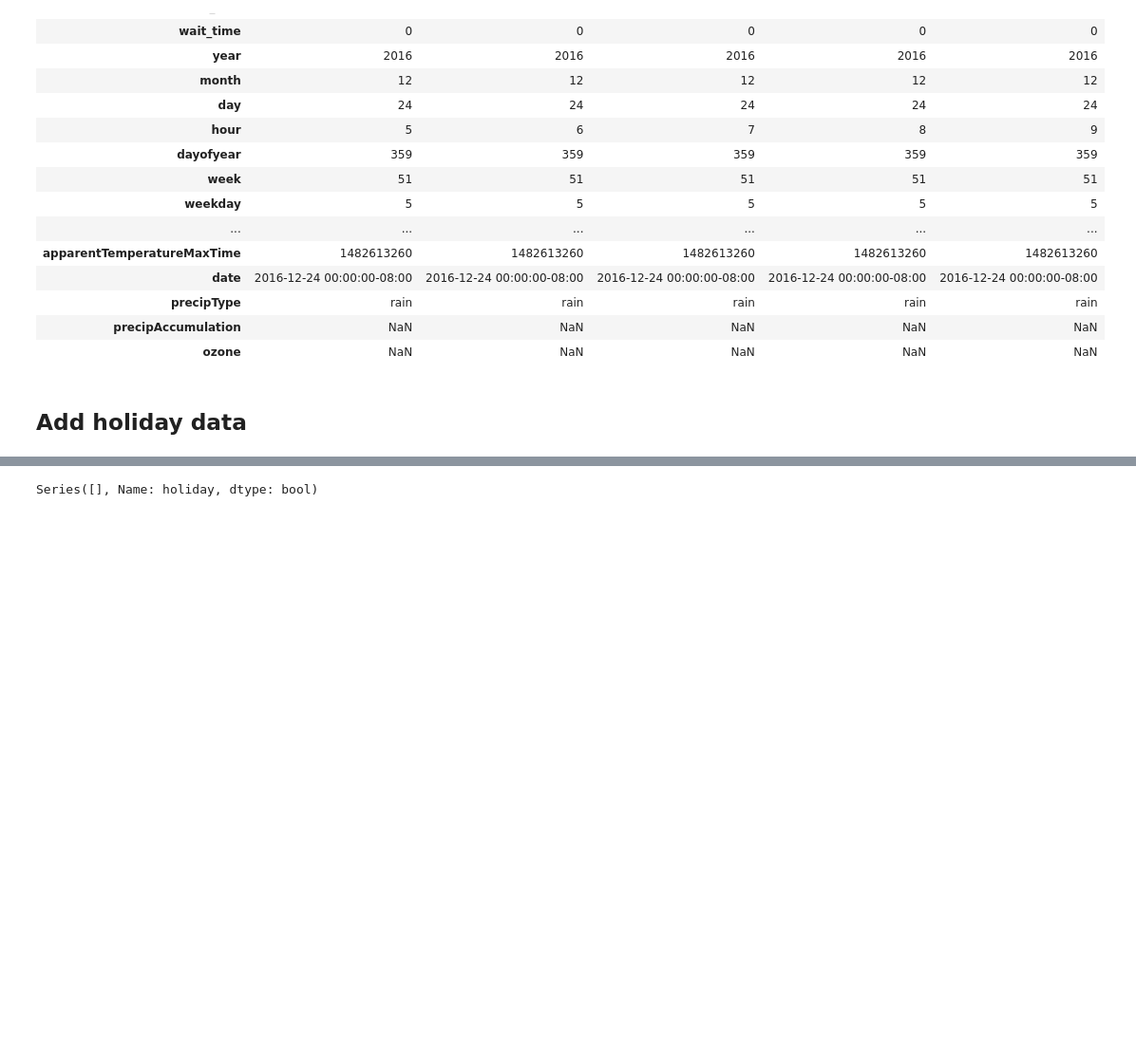
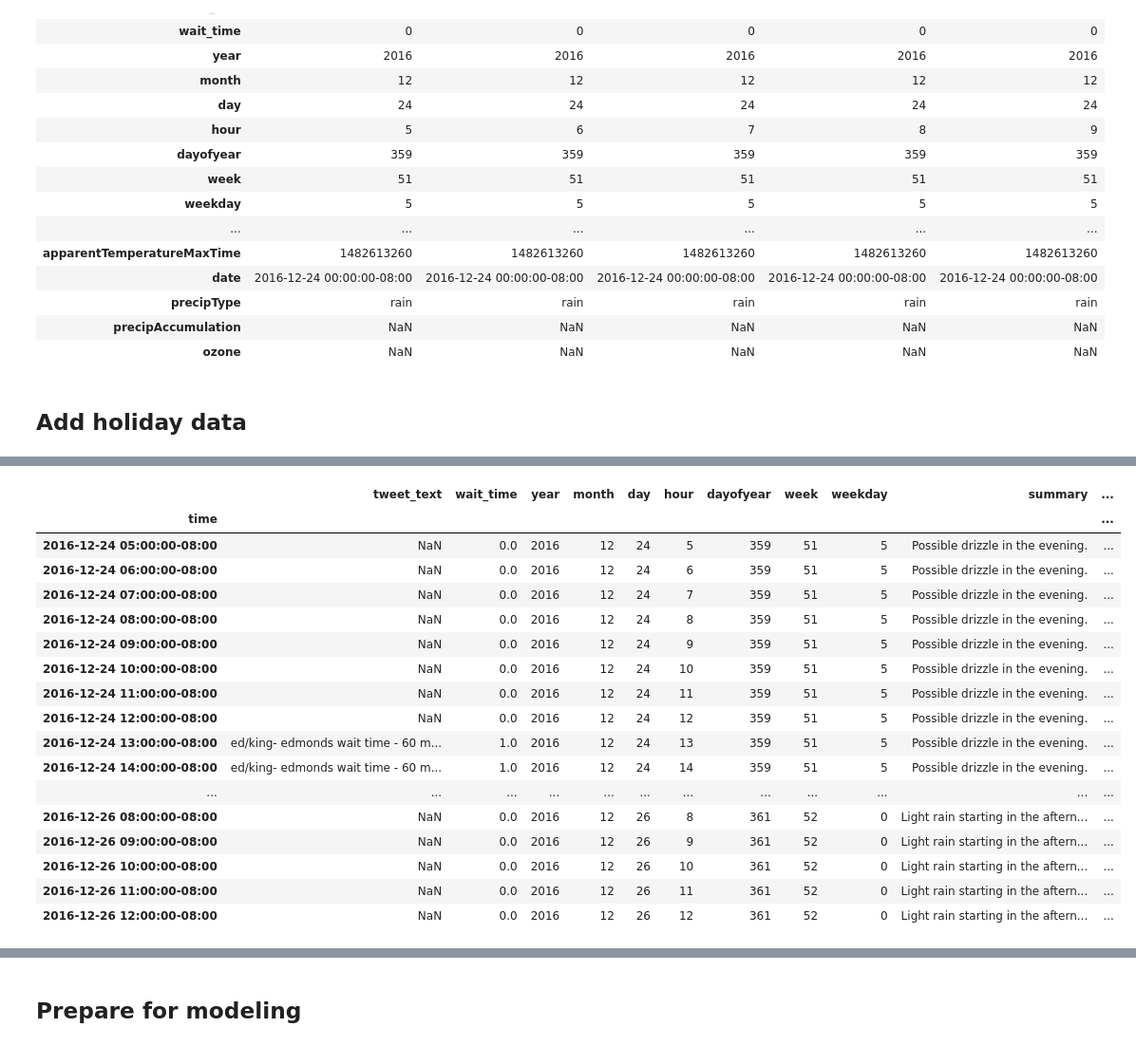
Before and after one commit to allisoncstafford/ferry_wait, a Jupyter notebook: notebooks/load_weather.ipynb, the cells around one changed output, grey strips where cells are left out. Shown: that part at 95% size. Drawn from its saved outputs; the diff is of its cells as text; code cells hidden in the pictures; blank space fills up the shorter version.

Commit message:
add days from holiday features

```diff
--- a/notebooks/load_weather.ipynb
+++ b/notebooks/load_weather.ipynb
@@ -145,10 +115,11 @@ ed_wait_df = ed_wait_df.set_index(['time'])
 # %%
 from datetime import timedelta
 # %%
-ed_wait_df['holiday'] = False
-for holiday in holidays_df['holiday']:
-    print(holiday)
-    start = holiday - timedelta(days=0)
-    end = holiday + timedelta(days=1)
-    print(f"{start}  {end}")
-    ed_wait_df.loc[start:end, 'holiday'] = True
+for i in range(0, 8):
+    column_name = 'holiday +/ ' + str(i)
+    ed_wait_df[column_name] = False
+
+    for holiday in holidays_df['holiday']:
+        start = holiday - timedelta(days=i)
+        end = holiday + timedelta(days=i+1)
+        ed_wait_df.loc[start:end, column_name] = True
@@ -173,3 +126,21 @@ for holiday in holidays_df['holiday']:
 # %%
-ed_wait_df['holiday'].head(480)
+ed_wait_df.head(50)
 # %% [output]
+|  | tweet_text | wait_time | year | month | day | hour | dayofyear | week | weekday | summary | ... |
+| time |  |  |  |  |  |  |  |  |  |  | ... |
+| 2016-12-24 05:00:00-08:00 | NaN | 0.0 | 2016 | 12 | 24 | 5 | 359 | 51 | 5 | Possible drizzle in the evening. | ... |
+| 2016-12-24 06:00:00-08:00 | NaN | 0.0 | 2016 | 12 | 24 | 6 | 359 | 51 | 5 | Possible drizzle in the evening. | ... |
+| 2016-12-24 07:00:00-08:00 | NaN | 0.0 | 2016 | 12 | 24 | 7 | 359 | 51 | 5 | Possible drizzle in the evening. | ... |
+| 2016-12-24 08:00:00-08:00 | NaN | 0.0 | 2016 | 12 | 24 | 8 | 359 | 51 | 5 | Possible drizzle in the evening. | ... |
+| 2016-12-24 09:00:00-08:00 | NaN | 0.0 | 2016 | 12 | 24 | 9 | 359 | 51 | 5 | Possible drizzle in the evening. | ... |
+| 2016-12-24 10:00:00-08:00 | NaN | 0.0 | 2016 | 12 | 24 | 10 | 359 | 51 | 5 | Possible drizzle in the evening. | ... |
+| 2016-12-24 11:00:00-08:00 | NaN | 0.0 | 2016 | 12 | 24 | 11 | 359 | 51 | 5 | Possible drizzle in the evening. | ... |
+| 2016-12-24 12:00:00-08:00 | NaN | 0.0 | 2016 | 12 | 24 | 12 | 359 | 51 | 5 | Possible drizzle in the evening. | ... |
+| 2016-12-24 13:00:00-08:00 | ed/king- edmonds wait time - 60 m... | 1.0 | 2016 | 12 | 24 | 13 | 359 | 51 | 5 | Possible drizzle in the evening. | ... |
+| 2016-12-24 14:00:00-08:00 | ed/king- edmonds wait time - 60 m... | 1.0 | 2016 | 12 | 24 | 14 | 359 | 51 | 5 | Possible drizzle in the evening. | ... |
+| ... | ... | ... | ... | ... | ... | ... | ... | ... | ... | ... | ... |
+| 2016-12-26 08:00:00-08:00 | NaN | 0.0 | 2016 | 12 | 26 | 8 | 361 | 52 | 0 | Light rain starting in the aftern... | ... |
+| 2016-12-26 09:00:00-08:00 | NaN | 0.0 | 2016 | 12 | 26 | 9 | 361 | 52 | 0 | Light rain starting in the aftern... | ... |
+| 2016-12-26 10:00:00-08:00 | NaN | 0.0 | 2016 | 12 | 26 | 10 | 361 | 52 | 0 | Light rain starting in the aftern... | ... |
+| 2016-12-26 11:00:00-08:00 | NaN | 0.0 | 2016 | 12 | 26 | 11 | 361 | 52 | 0 | Light rain starting in the aftern... | ... |
+| 2016-12-26 12:00:00-08:00 | NaN | 0.0 | 2016 | 12 | 26 | 12 | 361 | 52 | 0 | Light rain starting in the aftern... | ... |
@@ -189,4 +148,2 @@ Name: holiday, Length: 480, dtype: bool
-# %%
-ed_wait_df.loc[start:end, 'holiday']
-# %% [output]
-Series([], Name: holiday, dtype: bool)
+# %% [markdown]
+## Prepare for modeling
```
Also changed, not shown: parts of 20 cells of this notebook, 1 other file.
